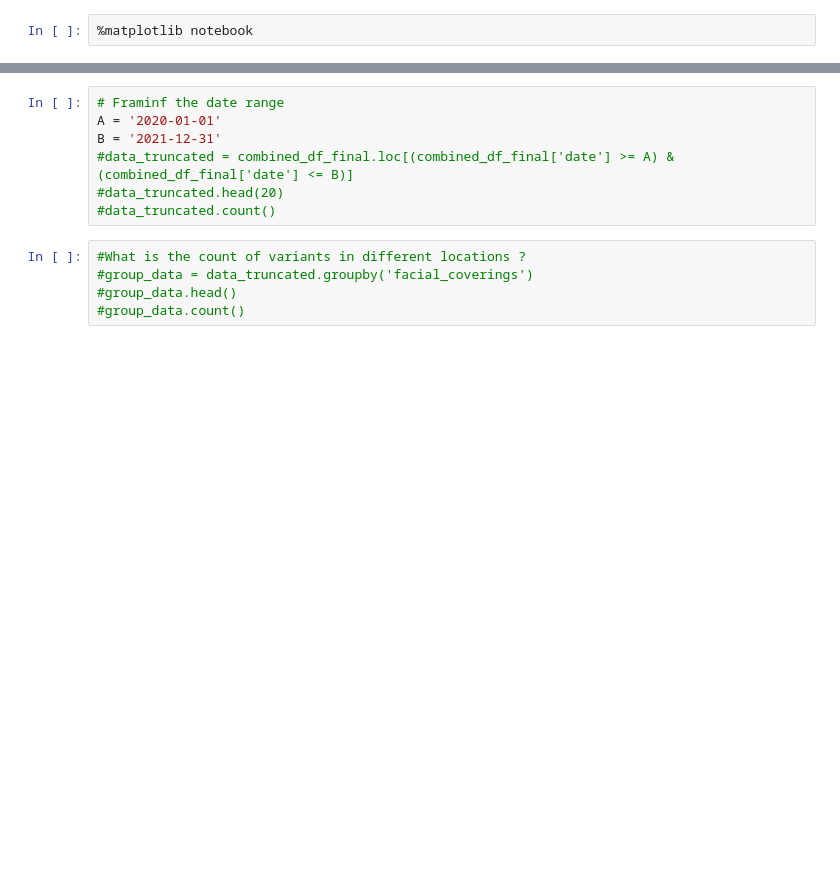
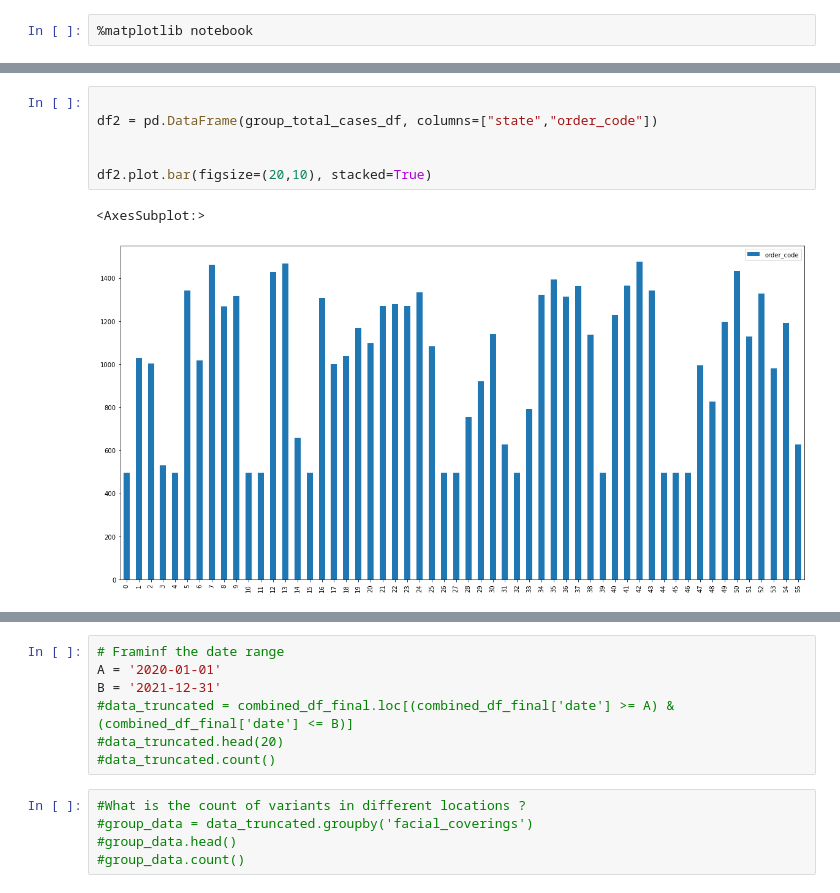
Before and after one commit to ranusuri/Team-A-Project-1, a Jupyter notebook: radhika_a/Covid_data_Radhika.ipynb, the cells around one changed output, grey strips where cells are left out. Saved outputs shown, nothing was run; the diff lists cells and outputs as text; blank space fills up the shorter version.

Commit message:
added new plots

```diff
--- a/radhika_a/Covid_data_Radhika.ipynb
+++ b/radhika_a/Covid_data_Radhika.ipynb
@@ -141,0 +110,9 @@ combined_dataset.head(20)
+# %%
+
+df2 = pd.DataFrame(group_total_cases_df, columns=["state","order_code"])
+
+
+df2.plot.bar(figsize=(20,10), stacked=True)
+# %% [output]
+<AxesSubplot:>
+[figure, added]
```
Also changed, not shown: parts of 15 cells of this notebook, 6 other files.
